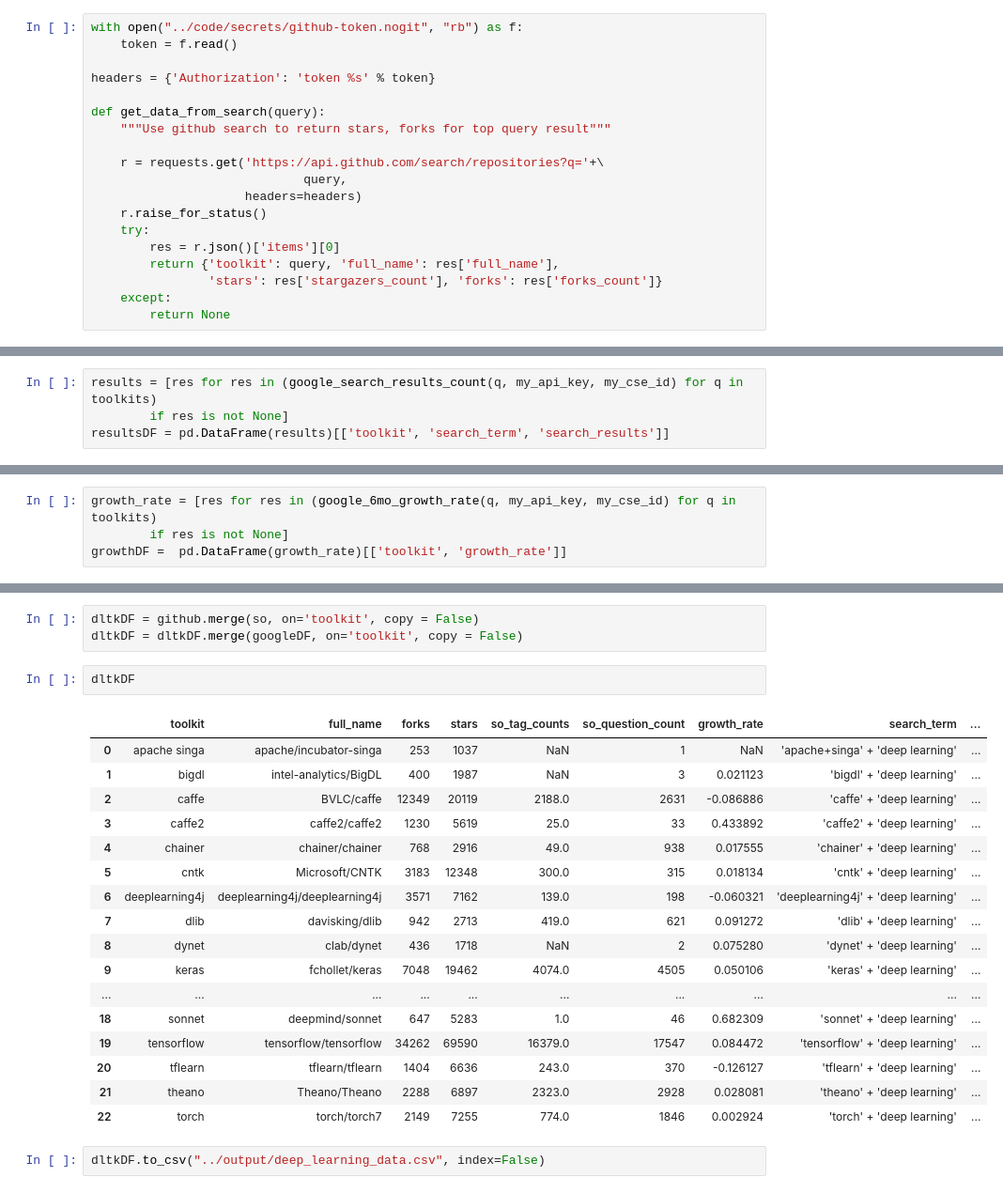
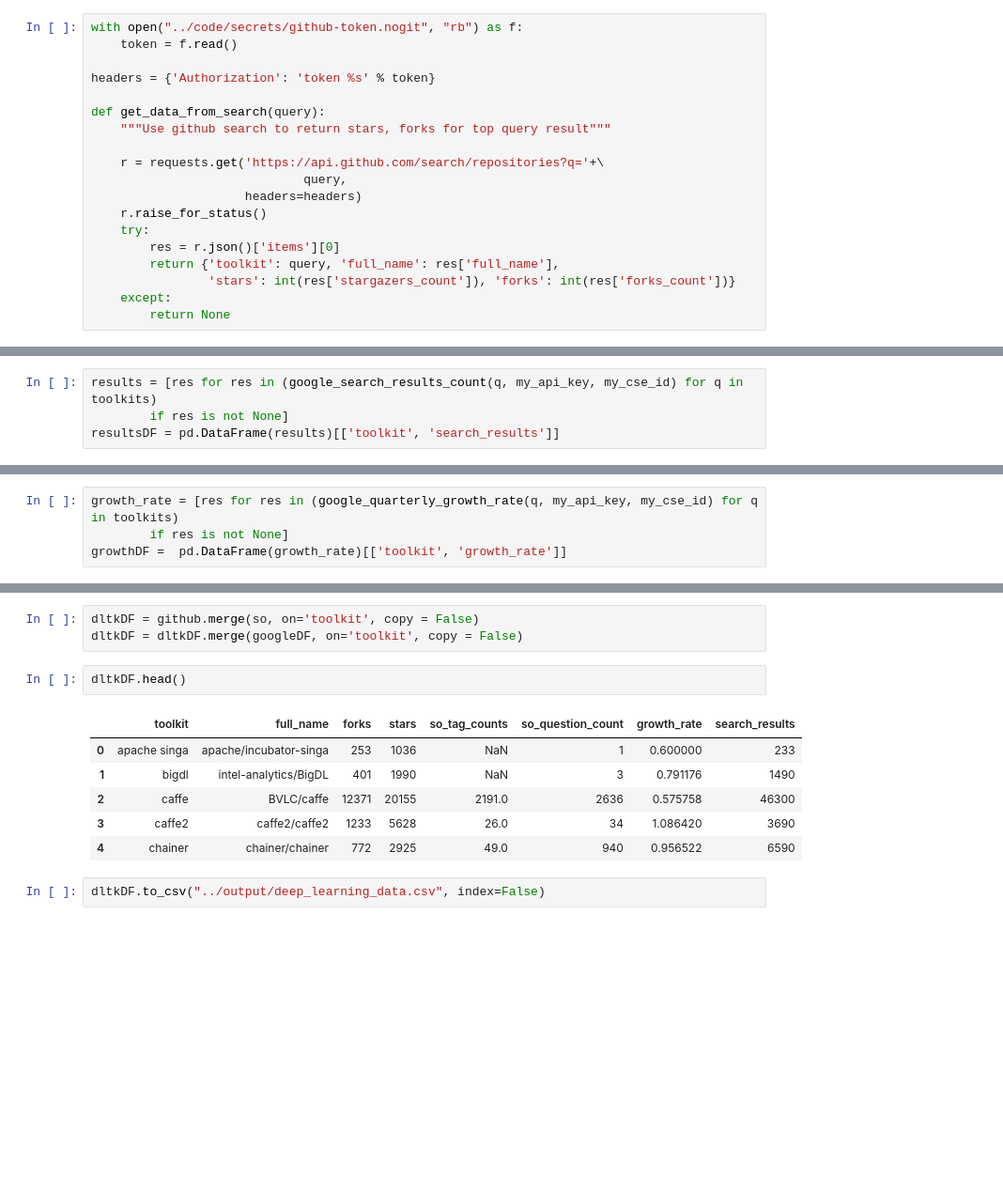
Before and after one commit to thedataincubator/data-science-blogs, a Jupyter notebook: code/make_DL_libraries_data.ipynb, the cells around one changed output, grey strips where cells are left out. Shown at 94% size. Cells and saved outputs as stored; diff of their text form; blank space fills up the shorter version.

Commit message:
DL edits
added growth rates and text edits

```diff
--- a/code/make_DL_libraries_data.ipynb
+++ b/code/make_DL_libraries_data.ipynb
@@ -176,7 +176,7 @@ def get_data_from_search(query):
     try:
         res = r.json()['items'][0]
         return {'toolkit': query, 'full_name': res['full_name'],
-                'stars': res['stargazers_count'], 'forks': res['forks_count']}
+                'stars': int(res['stargazers_count']), 'forks': int(res['forks_count'])}
     except:
         return None
 # %%
@@ -353,5 +322,5 @@ def google_6mo_growth_rate(search_term, api_key, cse_id):
 # %%
 results = [res for res in (google_search_results_count(q, my_api_key, my_cse_id) for q in toolkits)
         if res is not None]
-resultsDF = pd.DataFrame(results)[['toolkit', 'search_term', 'search_results']]
+resultsDF = pd.DataFrame(results)[['toolkit', 'search_results']]
 # %%
@@ -377,5 +344,5 @@ resultsDF.sort_values(['search_results'], ascending=False)
 # %%
-growth_rate = [res for res in (google_6mo_growth_rate(q, my_api_key, my_cse_id) for q in toolkits)
+growth_rate = [res for res in (google_quarterly_growth_rate(q, my_api_key, my_cse_id) for q in toolkits)
         if res is not None]
 growthDF =  pd.DataFrame(growth_rate)[['toolkit', 'growth_rate']]
 # %%
@@ -408,24 +364,13 @@ googleDF.to_csv("../data/DL_toolkits_results_google.csv", index=False)
 dltkDF = github.merge(so, on='toolkit', copy = False)
 dltkDF = dltkDF.merge(googleDF, on='toolkit', copy = False)
 # %%
-dltkDF
+dltkDF.head()
 # %% [output]
-|  | toolkit | full_name | forks | stars | so_tag_counts | so_question_count | growth_rate | search_term | ... |
-| 0 | apache singa | apache/incubator-singa | 253 | 1037 | NaN | 1 | NaN | 'apache+singa' + 'deep learning' | ... |
-| 1 | bigdl | intel-analytics/BigDL | 400 | 1987 | NaN | 3 | 0.021123 | 'bigdl' + 'deep learning' | ... |
-| 2 | caffe | BVLC/caffe | 12349 | 20119 | 2188.0 | 2631 | -0.086886 | 'caffe' + 'deep learning' | ... |
-| 3 | caffe2 | caffe2/caffe2 | 1230 | 5619 | 25.0 | 33 | 0.433892 | 'caffe2' + 'deep learning' | ... |
-| 4 | chainer | chainer/chainer | 768 | 2916 | 49.0 | 938 | 0.017555 | 'chainer' + 'deep learning' | ... |
-| 5 | cntk | Microsoft/CNTK | 3183 | 12348 | 300.0 | 315 | 0.018134 | 'cntk' + 'deep learning' | ... |
-| 6 | deeplearning4j | deeplearning4j/deeplearning4j | 3571 | 7162 | 139.0 | 198 | -0.060321 | 'deeplearning4j' + 'deep learning' | ... |
-| 7 | dlib | davisking/dlib | 942 | 2713 | 419.0 | 621 | 0.091272 | 'dlib' + 'deep learning' | ... |
-| 8 | dynet | clab/dynet | 436 | 1718 | NaN | 2 | 0.075280 | 'dynet' + 'deep learning' | ... |
-| 9 | keras | fchollet/keras | 7048 | 19462 | 4074.0 | 4505 | 0.050106 | 'keras' + 'deep learning' | ... |
-| ... | ... | ... | ... | ... | ... | ... | ... | ... | ... |
-| 18 | sonnet | deepmind/sonnet | 647 | 5283 | 1.0 | 46 | 0.682309 | 'sonnet' + 'deep learning' | ... |
-| 19 | tensorflow | tensorflow/tensorflow | 34262 | 69590 | 16379.0 | 17547 | 0.084472 | 'tensorflow' + 'deep learning' | ... |
-| 20 | tflearn | tflearn/tflearn | 1404 | 6636 | 243.0 | 370 | -0.126127 | 'tflearn' + 'deep learning' | ... |
-| 21 | theano | Theano/Theano | 2288 | 6897 | 2323.0 | 2928 | 0.028081 | 'theano' + 'deep learning' | ... |
-| 22 | torch | torch/torch7 | 2149 | 7255 | 774.0 | 1846 | 0.002924 | 'torch' + 'deep learning' | ... |
+|  | toolkit | full_name | forks | stars | so_tag_counts | so_question_count | growth_rate | search_results |
+| 0 | apache singa | apache/incubator-singa | 253 | 1036 | NaN | 1 | 0.600000 | 233 |
+| 1 | bigdl | intel-analytics/BigDL | 401 | 1990 | NaN | 3 | 0.791176 | 1490 |
+| 2 | caffe | BVLC/caffe | 12371 | 20155 | 2191.0 | 2636 | 0.575758 | 46300 |
+| 3 | caffe2 | caffe2/caffe2 | 1233 | 5628 | 26.0 | 34 | 1.086420 | 3690 |
+| 4 | chainer | chainer/chainer | 772 | 2925 | 49.0 | 940 | 0.956522 | 6590 |
 # %%
 dltkDF.to_csv("../output/deep_learning_data.csv", index=False)
```
Also changed, not shown: parts of 9 cells of this notebook, 9 other files.
